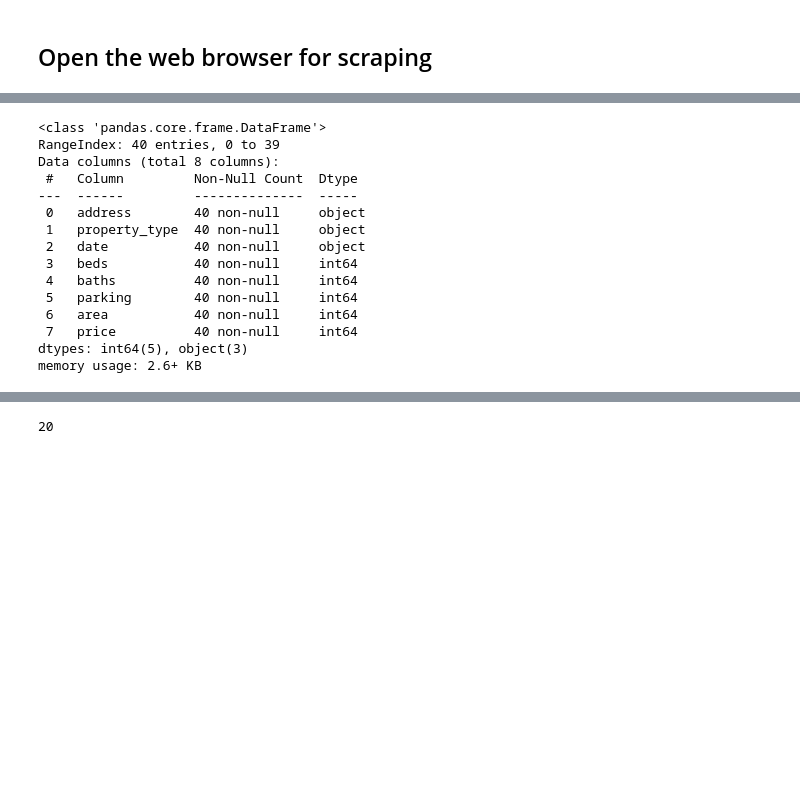
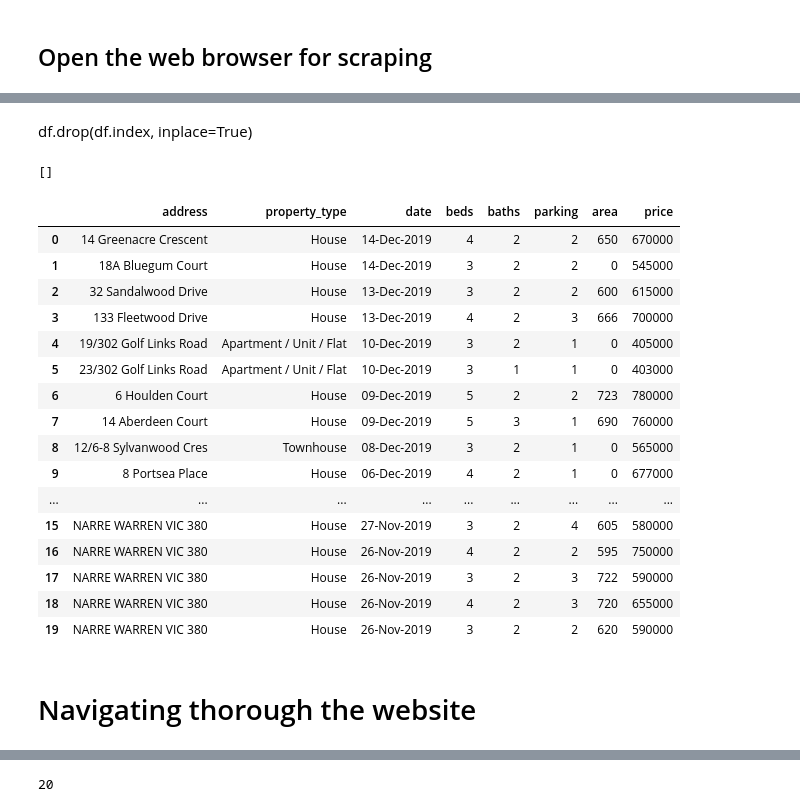
Before and after one commit to hasitha-ranasinghe/web-scraping-python, a Jupyter notebook: src/Untitled.ipynb, the cells around one changed output, grey strips where cells are left out. Drawn from its saved outputs; the diff is of its cells as text; code cells hidden in the pictures; blank space fills up the shorter version.

```diff
--- a/src/Untitled.ipynb
+++ b/src/Untitled.ipynb
@@ -62,21 +62,31 @@ df.drop(df.index, inplace=True)
+# %% [markdown]
+df.drop(df.index, inplace=True)
+# %%
+address
+# %% [output]
+[]
 # %%
-df.info()
+df
 # %% [output]
-<class 'pandas.core.frame.DataFrame'>
-RangeIndex: 40 entries, 0 to 39
-Data columns (total 8 columns):
- #   Column         Non-Null Count  Dtype
----  ------         --------------  -----
- 0   address        40 non-null     object
- 1   property_type  40 non-null     object
- 2   date           40 non-null     object
- 3   beds           40 non-null     int64
- 4   baths          40 non-null     int64
- 5   parking        40 non-null     int64
- 6   area           40 non-null     int64
- 7   price          40 non-null     int64
-dtypes: int64(5), object(3)
-memory usage: 2.6+ KB
+|  | address | property_type | date | beds | baths | parking | area | price |
+| 0 | 14 Greenacre Crescent | House | 14-Dec-2019 | 4 | 2 | 2 | 650 | 670000 |
+| 1 | 18A Bluegum Court | House | 14-Dec-2019 | 3 | 2 | 2 | 0 | 545000 |
+| 2 | 32 Sandalwood Drive | House | 13-Dec-2019 | 3 | 2 | 2 | 600 | 615000 |
+| 3 | 133 Fleetwood Drive | House | 13-Dec-2019 | 4 | 2 | 3 | 666 | 700000 |
+| 4 | 19/302 Golf Links Road | Apartment / Unit / Flat | 10-Dec-2019 | 3 | 2 | 1 | 0 | 405000 |
+| 5 | 23/302 Golf Links Road | Apartment / Unit / Flat | 10-Dec-2019 | 3 | 1 | 1 | 0 | 403000 |
+| 6 | 6 Houlden Court | House | 09-Dec-2019 | 5 | 2 | 2 | 723 | 780000 |
+| 7 | 14 Aberdeen Court | House | 09-Dec-2019 | 5 | 3 | 1 | 690 | 760000 |
+| 8 | 12/6-8 Sylvanwood Cres | Townhouse | 08-Dec-2019 | 3 | 2 | 1 | 0 | 565000 |
+| 9 | 8 Portsea Place | House | 06-Dec-2019 | 4 | 2 | 1 | 0 | 677000 |
+| ... | ... | ... | ... | ... | ... | ... | ... | ... |
+| 15 | NARRE WARREN VIC 380 | House | 27-Nov-2019 | 3 | 2 | 4 | 605 | 580000 |
+| 16 | NARRE WARREN VIC 380 | House | 26-Nov-2019 | 4 | 2 | 2 | 595 | 750000 |
+| 17 | NARRE WARREN VIC 380 | House | 26-Nov-2019 | 3 | 2 | 3 | 722 | 590000 |
+| 18 | NARRE WARREN VIC 380 | House | 26-Nov-2019 | 4 | 2 | 3 | 720 | 655000 |
+| 19 | NARRE WARREN VIC 380 | House | 26-Nov-2019 | 3 | 2 | 2 | 620 | 590000 |
+# %% [markdown]
+# Navigating thorough the website
 # %%
 soup = []
 
```
Also changed, not shown: parts of 16 cells of this notebook, 26 other files.
